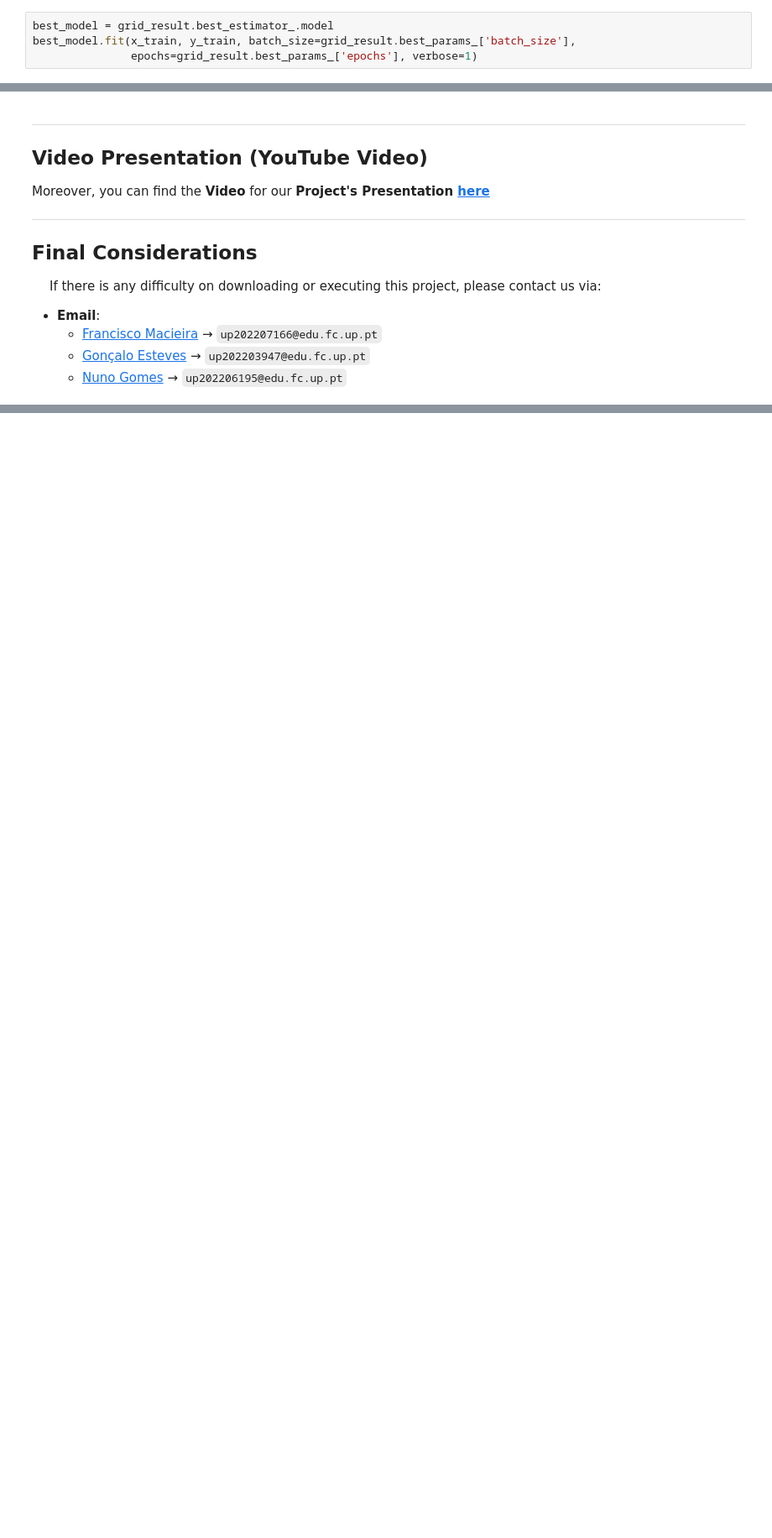
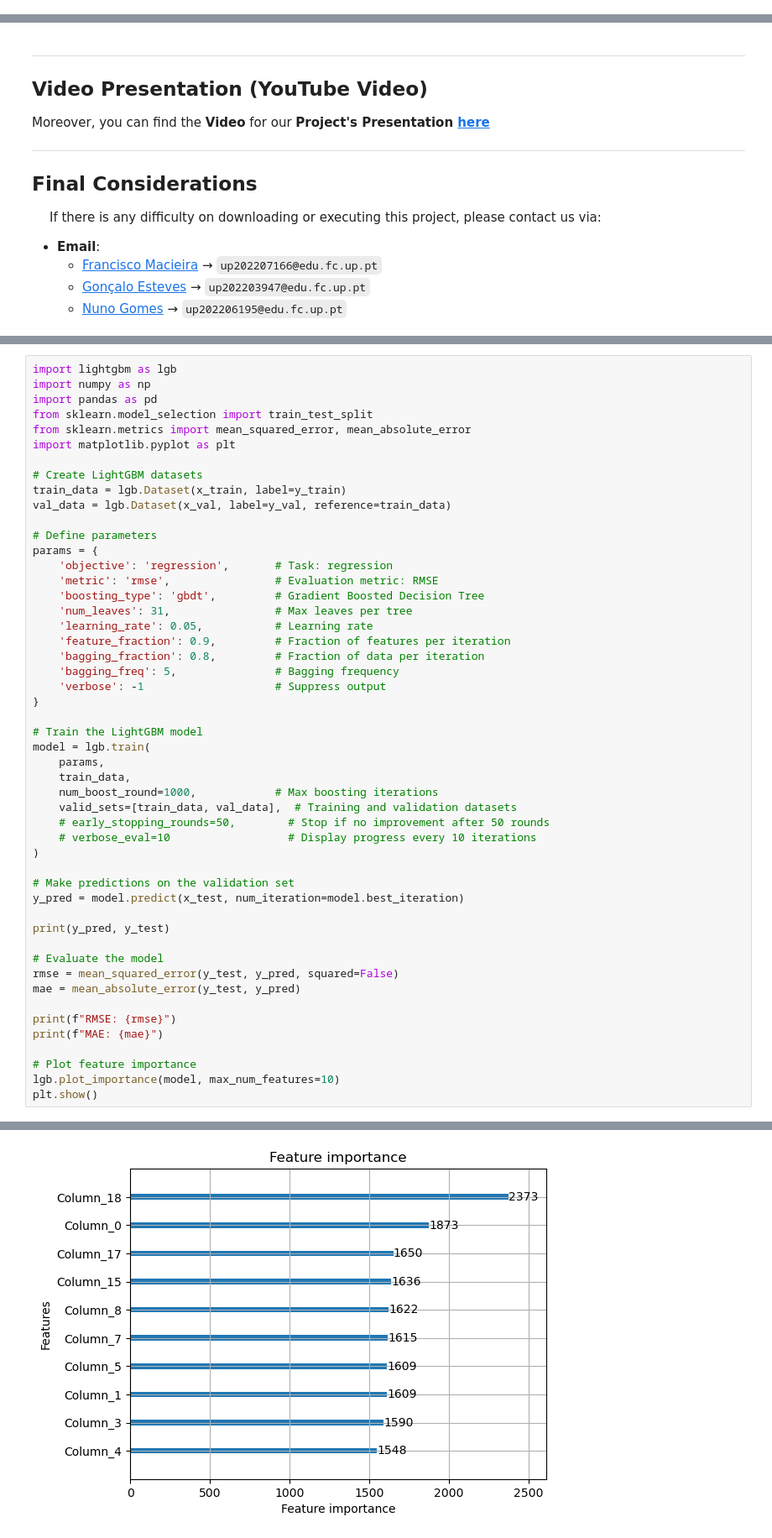
Before and after one commit to EstevesX10/SP500-Stock-Forecasting-and-Optimization, a Jupyter notebook: SP500 Stock Forecasting and Optimization/SP500 Stock Price Forecasting and Optimization.ipynb, the cells around one changed output, grey strips where cells are left out. Shown at 84% size. Cells and saved outputs as stored; diff of their text form; blank space fills up the shorter version.

Commit message:
Performed Training with a LSTM, LGBM and Prophet

```diff
--- a/SP500 Stock Forecasting and Optimization/SP500 Stock Price Forecasting and Optimization.ipynb
+++ b/SP500 Stock Forecasting and Optimization/SP500 Stock Price Forecasting and Optimization.ipynb
@@ -399,4 +248,0 @@ grid_result.best_estimator_.get_params()
-# %%
-best_model = grid_result.best_estimator_.model
-best_model.fit(x_train, y_train, batch_size=grid_result.best_params_['batch_size'],
-               epochs=grid_result.best_params_['epochs'], verbose=1)
@@ -634,0 +421,51 @@ Name: Close, dtype: float64
+# %%
+import lightgbm as lgb
+import numpy as np
+import pandas as pd
+from sklearn.model_selection import train_test_split
+from sklearn.metrics import mean_squared_error, mean_absolute_error
+import matplotlib.pyplot as plt
+
+# Create LightGBM datasets
+train_data = lgb.Dataset(x_train, label=y_train)
+val_data = lgb.Dataset(x_val, label=y_val, reference=train_data)
+
+# Define parameters
+params = {
+    'objective': 'regression',       # Task: regression
+    'metric': 'rmse',                # Evaluation metric: RMSE
+    'boosting_type': 'gbdt',         # Gradient Boosted Decision Tree
+    'num_leaves': 31,                # Max leaves per tree
+    'learning_rate': 0.05,           # Learning rate
+    'feature_fraction': 0.9,         # Fraction of features per iteration
+    'bagging_fraction': 0.8,         # Fraction of data per iteration
+    'bagging_freq': 5,               # Bagging frequency
+    'verbose': -1                    # Suppress output
+}
+
+# Train the LightGBM model
+model = lgb.train(
+    params,
+    train_data,
+    num_boost_round=1000,            # Max boosting iterations
+    valid_sets=[train_data, val_data],  # Training and validation datasets
+    # early_stopping_rounds=50,        # Stop if no improvement after 50 rounds
+    # verbose_eval=10                  # Display progress every 10 iterations
+)
+
+# Make predictions on the validation set
+y_pred = model.predict(x_test, num_iteration=model.best_iteration)
+
+print(y_pred, y_test)
+
+# Evaluate the model
+rmse = mean_squared_error(y_test, y_pred, squared=False)
+mae = mean_absolute_error(y_test, y_pred)
+
+print(f"RMSE: {rmse}")
+print(f"MAE: {mae}")
+
+# Plot feature importance
+lgb.plot_importance(model, max_num_features=10)
+plt.show()
+# %% [output]
@@ -634,0 +475 @@ Name: Close, dtype: float64
+[figure, added]
```
Also changed, not shown: parts of 32 cells of this notebook.
